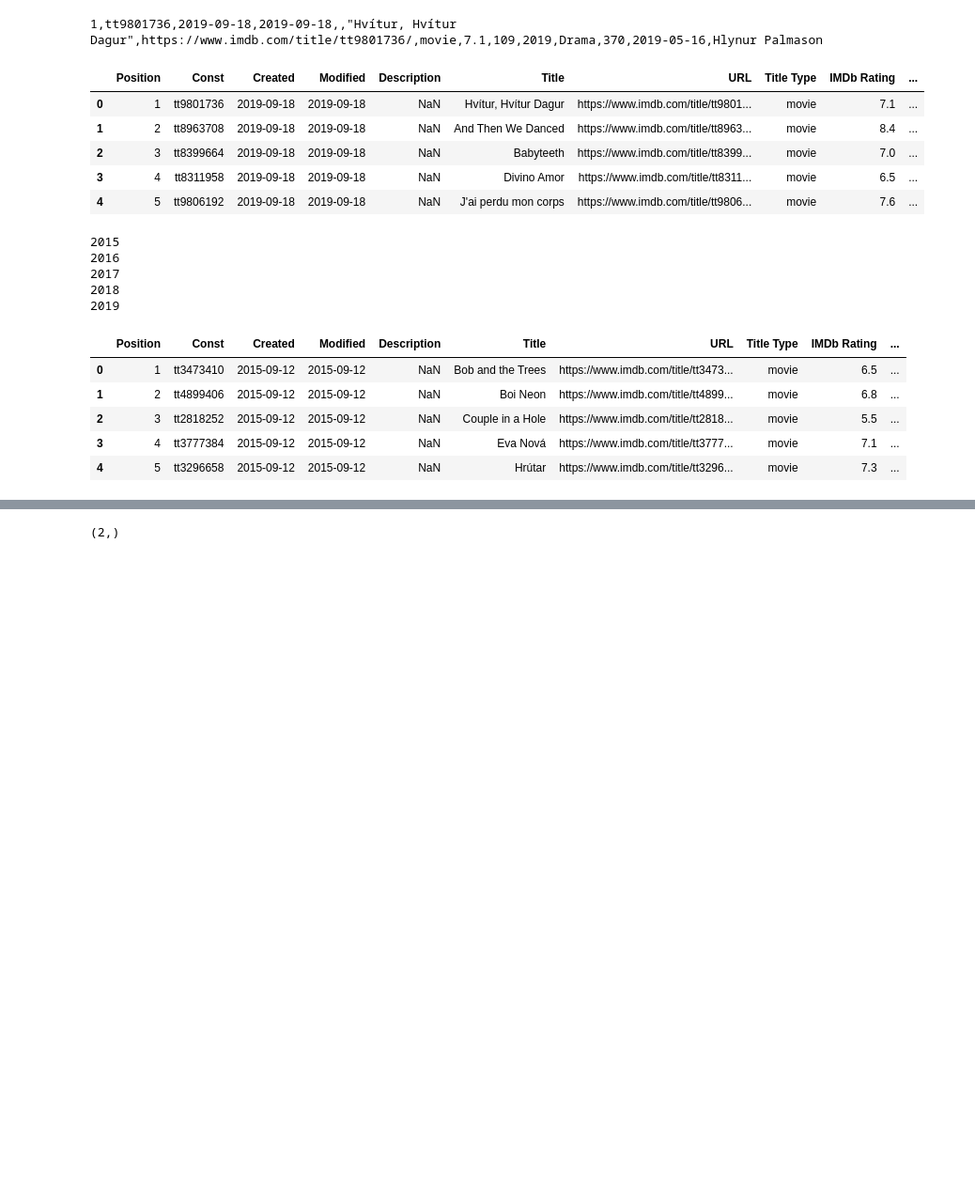
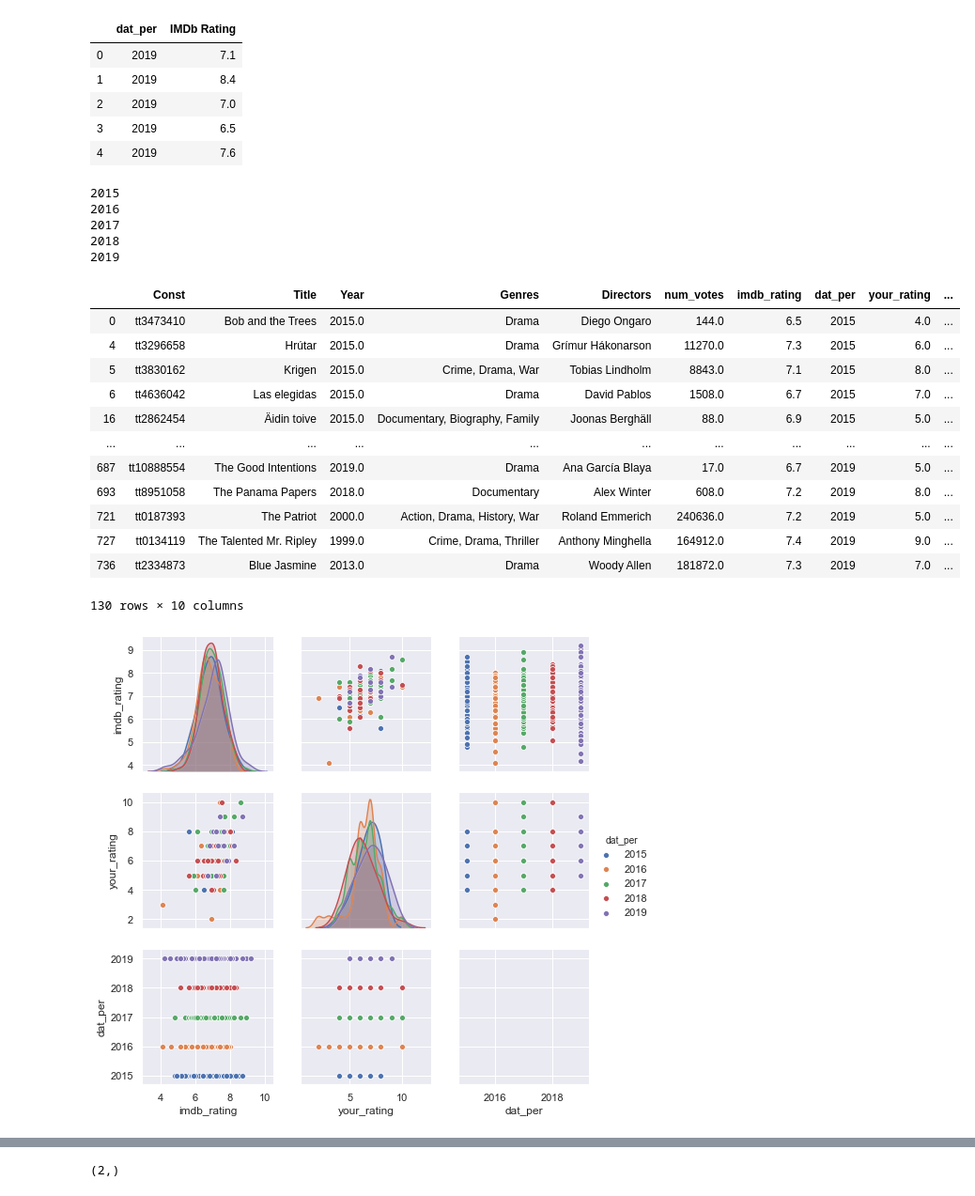
Before and after one commit to cwerner13/zff, a Jupyter notebook: zff_load.ipynb, the cells around one changed output, grey strips where cells are left out. Shown: that part at 94% size. Drawn from its saved outputs; the diff is of its cells as text; code cells hidden in the pictures; blank space fills up the shorter version.

```diff
--- a/zff_load.ipynb
+++ b/zff_load.ipynb
@@ -1,17 +1,3 @@
-# %%
-zff_csv = "data/Zurich Film Festival 2019.csv"
-
-#read content
-with open(zff_csv, "r") as zff_file:
-    FileContent = zff_file.read()
-
-#read as list
-with open(zff_csv, "r") as zff_file:
-    FileasList = zff_file.readlines()
-
-print(FileasList[1])
-# %% [output]
-1,tt9801736,2019-09-18,2019-09-18,,"Hvítur, Hvítur Dagur",https://www.imdb.com/title/tt9801736/,movie,7.1,109,2019,Drama,370,2019-05-16,Hlynur Palmason
 # %%
 import pandas as pd
 
@@ -25,38 +11,73 @@ dfx['dat_per'] = '2019'
 
 #dfx.ix[1,1]
 newdf = newdf.append(dfx.filter(['dat_per', 'position', 'const', 'IMDb Rating']))
-dfx.head()
+newdf.head()
 # %% [output]
-|  | Position | Const | Created | Modified | Description | Title | URL | Title Type | IMDb Rating | ... |
-| 0 | 1 | tt9801736 | 2019-09-18 | 2019-09-18 | NaN | Hvítur, Hvítur Dagur | https://www.imdb.com/title/tt9801... | movie | 7.1 | ... |
-| 1 | 2 | tt8963708 | 2019-09-18 | 2019-09-18 | NaN | And Then We Danced | https://www.imdb.com/title/tt8963... | movie | 8.4 | ... |
-| 2 | 3 | tt8399664 | 2019-09-18 | 2019-09-18 | NaN | Babyteeth | https://www.imdb.com/title/tt8399... | movie | 7.0 | ... |
-| 3 | 4 | tt8311958 | 2019-09-18 | 2019-09-18 | NaN | Divino Amor | https://www.imdb.com/title/tt8311... | movie | 6.5 | ... |
-| 4 | 5 | tt9806192 | 2019-09-18 | 2019-09-18 | NaN | J'ai perdu mon corps | https://www.imdb.com/title/tt9806... | movie | 7.6 | ... |
+|  | dat_per | IMDb Rating |
+| 0 | 2019 | 7.1 |
+| 1 | 2019 | 8.4 |
+| 2 | 2019 | 7.0 |
+| 3 | 2019 | 6.5 |
+| 4 | 2019 | 7.6 |
 # %%
 import pandas as pd
 
+### import ZFF lists #######
 newdf = pd.DataFrame()
-
 for i in range(2015,2019+1):
 
 #   dfx            = pd.read_csv ("data/Zurich Film Festival 2019.csv", encoding='latin-1')
     dfx            = pd.read_csv (("data/Zurich Film Festival " + str(i) + ".csv"), encoding='latin-1')
 
     dfx['dat_per'] = i                                  #add column
     newdf          = newdf.append(dfx)                  #add all rouws
     print(i)
 
-newdf.head()
+newdf.rename(columns = {"Num Votes": "num_votes", "IMDb Rating": "imdb_rating"}, inplace = True)
+newdf[(newdf.num_votes <100) & (newdf.imdb_rating> 8)]
+
+### import my Ratings #######
+cwdf = pd.DataFrame()
+cwdf = pd.read_csv ("data/cw1312_ratings_20191027.csv", encoding='latin-1')
+cwdf.rename(columns = {"Your Rating": "your_rating"}, inplace = True)
+
+combdf = pd.merge(  newdf.loc[:,('Const', 'Title', 'Year', 'Genres', 'Directors','num_votes','imdb_rating','dat_per')]
+                  , cwdf.loc[:,( 'Const', 'your_rating')]
+                  , how = 'left', left_on="Const", right_on="Const"
+                 )
+#                 ).drop('Const', axis=1)
+
+# df['A_perc'] = df['A']/df['sum']
+combdf['rate_diff2'] = combdf['your_rating'] - combdf['imdb_rating']
+
+import seaborn as sns
+sns.set()
+#sns.pairplot(iris, hue='species', size=2.5);
+sns.pairplot(combdf.loc[:,('imdb_rating', 'your_rating', 'dat_per')] , hue='dat_per');
+
+with sns.axes_style('white'):
+    sns.jointplot("imdb_rating", "your_rating", data=combdf, kind= 'hex'
+                  ,xlim =(0, 10), ylim =(0, 10))
+
+combdf[combdf.rate_diff2 > 0]
+combdf[combdf['rate_diff2'].notnull()]
 # %% [output]
 2015
 2016
 2017
 2018
 2019
-|  | Position | Const | Created | Modified | Description | Title | URL | Title Type | IMDb Rating | ... |
-| 0 | 1 | tt3473410 | 2015-09-12 | 2015-09-12 | NaN | Bob and the Trees | https://www.imdb.com/title/tt3473... | movie | 6.5 | ... |
-| 1 | 2 | tt4899406 | 2015-09-12 | 2015-09-12 | NaN | Boi Neon | https://www.imdb.com/title/tt4899... | movie | 6.8 | ... |
-| 2 | 3 | tt2818252 | 2015-09-12 | 2015-09-12 | NaN | Couple in a Hole | https://www.imdb.com/title/tt2818... | movie | 5.5 | ... |
-| 3 | 4 | tt3777384 | 2015-09-12 | 2015-09-12 | NaN | Eva Nová | https://www.imdb.com/title/tt3777... | movie | 7.1 | ... |
-| 4 | 5 | tt3296658 | 2015-09-12 | 2015-09-12 | NaN | Hrútar | https://www.imdb.com/title/tt3296... | movie | 7.3 | ... |
+|  | Const | Title | Year | Genres | Directors | num_votes | imdb_rating | dat_per | your_rating | ... |
+| 0 | tt3473410 | Bob and the Trees | 2015.0 | Drama | Diego Ongaro | 144.0 | 6.5 | 2015 | 4.0 | ... |
+| 4 | tt3296658 | Hrútar | 2015.0 | Drama | Grímur Hákonarson | 11270.0 | 7.3 | 2015 | 6.0 | ... |
+| 5 | tt3830162 | Krigen | 2015.0 | Crime, Drama, War | Tobias Lindholm | 8843.0 | 7.1 | 2015 | 8.0 | ... |
+| 6 | tt4636042 | Las elegidas | 2015.0 | Drama | David Pablos | 1508.0 | 6.7 | 2015 | 7.0 | ... |
+| 16 | tt2862454 | Äidin toive | 2015.0 | Documentary, Biography, Family | Joonas Berghäll | 88.0 | 6.9 | 2015 | 5.0 | ... |
+| ... | ... | ... | ... | ... | ... | ... | ... | ... | ... | ... |
+| 687 | tt10888554 | The Good Intentions | 2019.0 | Drama | Ana García Blaya | 17.0 | 6.7 | 2019 | 5.0 | ... |
+| 693 | tt8951058 | The Panama Papers | 2018.0 | Documentary | Alex Winter | 608.0 | 7.2 | 2019 | 8.0 | ... |
+| 721 | tt0187393 | The Patriot | 2000.0 | Action, Drama, History, War | Roland Emmerich | 240636.0 | 7.2 | 2019 | 5.0 | ... |
+| 727 | tt0134119 | The Talented Mr. Ripley | 1999.0 | Crime, Drama, Thriller | Anthony Minghella | 164912.0 | 7.4 | 2019 | 9.0 | ... |
+| 736 | tt2334873 | Blue Jasmine | 2013.0 | Drama | Woody Allen | 181872.0 | 7.3 | 2019 | 7.0 | ... |
+130 rows × 10 columns
+[figure, added]
```
Also changed, not shown: parts of 27 cells of this notebook.
